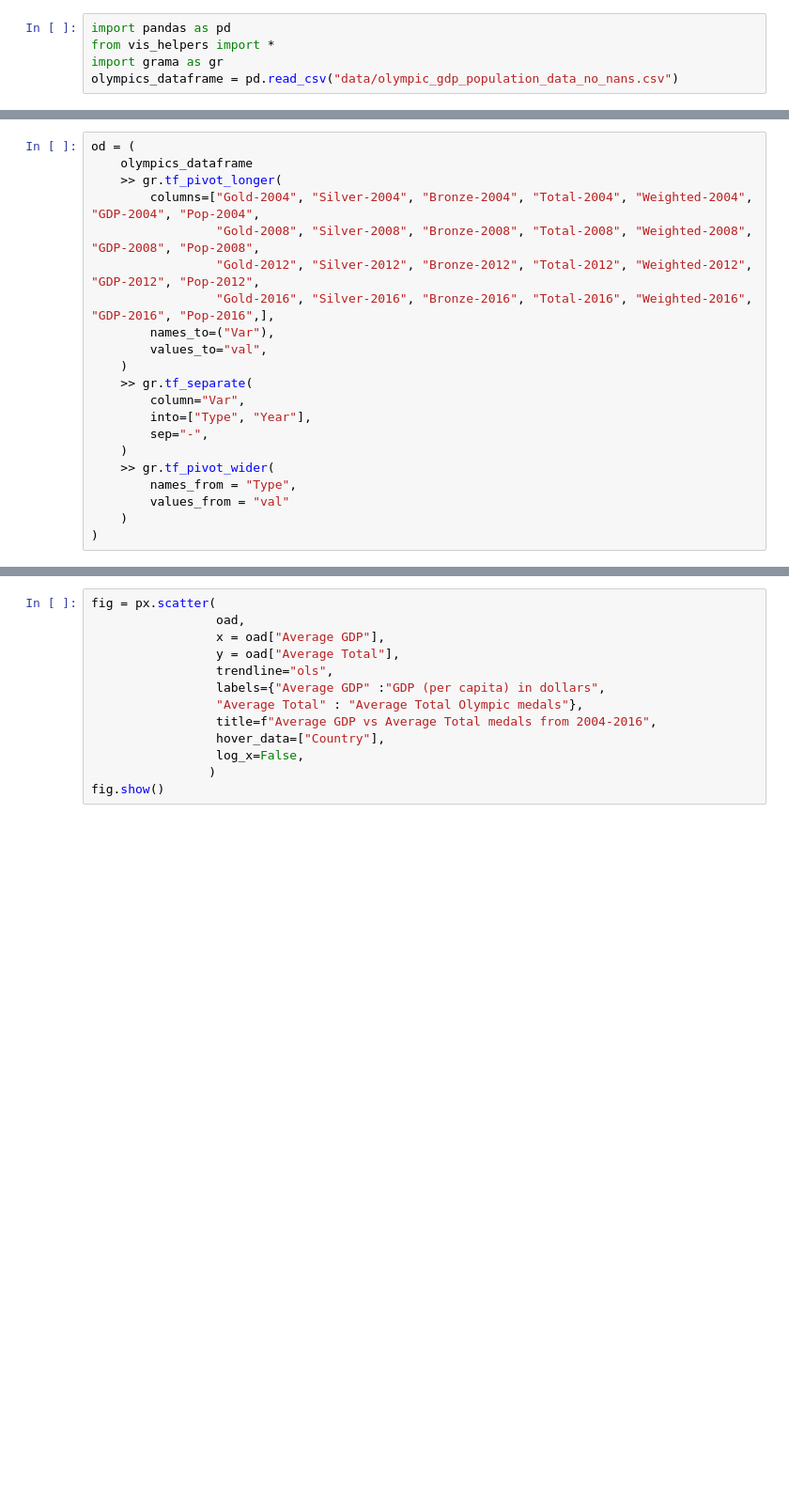
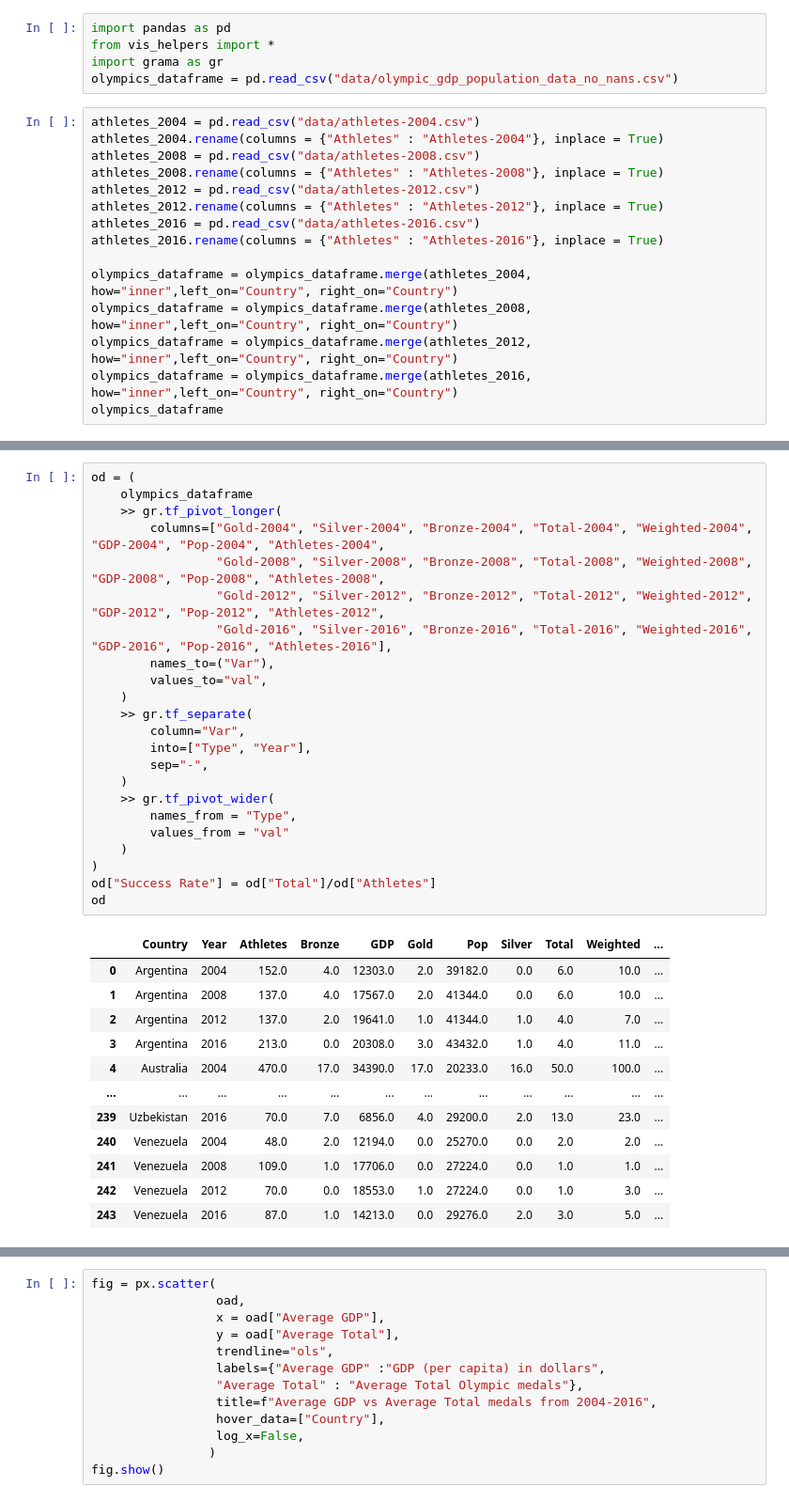
Before and after one commit to madans2984/olympic-games-analysis, a Jupyter notebook: vis.ipynb, the cells around one changed output, grey strips where cells are left out. Shown at 94% size. Cells and saved outputs as stored; diff of their text form; blank space fills up the shorter version.

Commit message:
adding athletes

```diff
--- a/vis.ipynb
+++ b/vis.ipynb
@@ -6,3 +9,18 @@ import pandas as pd
 from vis_helpers import *
 import grama as gr
 olympics_dataframe = pd.read_csv("data/olympic_gdp_population_data_no_nans.csv")
+# %%
+athletes_2004 = pd.read_csv("data/athletes-2004.csv")
+athletes_2004.rename(columns = {"Athletes" : "Athletes-2004"}, inplace = True)
+athletes_2008 = pd.read_csv("data/athletes-2008.csv")
+athletes_2008.rename(columns = {"Athletes" : "Athletes-2008"}, inplace = True)
+athletes_2012 = pd.read_csv("data/athletes-2012.csv")
+athletes_2012.rename(columns = {"Athletes" : "Athletes-2012"}, inplace = True)
+athletes_2016 = pd.read_csv("data/athletes-2016.csv")
+athletes_2016.rename(columns = {"Athletes" : "Athletes-2016"}, inplace = True)
+
+olympics_dataframe = olympics_dataframe.merge(athletes_2004, how="inner",left_on="Country", right_on="Country")
+olympics_dataframe = olympics_dataframe.merge(athletes_2008, how="inner",left_on="Country", right_on="Country")
+olympics_dataframe = olympics_dataframe.merge(athletes_2012, how="inner",left_on="Country", right_on="Country")
+olympics_dataframe = olympics_dataframe.merge(athletes_2016, how="inner",left_on="Country", right_on="Country")
+olympics_dataframe
@@ -9,21 +41,36 @@ olympics_dataframe = pd.read_csv("data/olympic_gdp_population_data_no_nans.csv")
 # %%
 od = (
     olympics_dataframe
     >> gr.tf_pivot_longer(
-        columns=["Gold-2004", "Silver-2004", "Bronze-2004", "Total-2004", "Weighted-2004", "GDP-2004", "Pop-2004",
-                 "Gold-2008", "Silver-2008", "Bronze-2008", "Total-2008", "Weighted-2008", "GDP-2008", "Pop-2008",
-                 "Gold-2012", "Silver-2012", "Bronze-2012", "Total-2012", "Weighted-2012", "GDP-2012", "Pop-2012",
-                 "Gold-2016", "Silver-2016", "Bronze-2016", "Total-2016", "Weighted-2016", "GDP-2016", "Pop-2016",],
+        columns=["Gold-2004", "Silver-2004", "Bronze-2004", "Total-2004", "Weighted-2004", "GDP-2004", "Pop-2004", "Athletes-2004",
+                 "Gold-2008", "Silver-2008", "Bronze-2008", "Total-2008", "Weighted-2008", "GDP-2008", "Pop-2008", "Athletes-2008",
+                 "Gold-2012", "Silver-2012", "Bronze-2012", "Total-2012", "Weighted-2012", "GDP-2012", "Pop-2012", "Athletes-2012",
+                 "Gold-2016", "Silver-2016", "Bronze-2016", "Total-2016", "Weighted-2016", "GDP-2016", "Pop-2016", "Athletes-2016"],
         names_to=("Var"),
         values_to="val",
     )
     >> gr.tf_separate(
         column="Var",
         into=["Type", "Year"],
         sep="-",
     )
     >> gr.tf_pivot_wider(
         names_from = "Type",
         values_from = "val"
     )
 )
+od["Success Rate"] = od["Total"]/od["Athletes"]
+od
+# %% [output]
+|  | Country | Year | Athletes | Bronze | GDP | Gold | Pop | Silver | Total | Weighted | ... |
+| 0 | Argentina | 2004 | 152.0 | 4.0 | 12303.0 | 2.0 | 39182.0 | 0.0 | 6.0 | 10.0 | ... |
+| 1 | Argentina | 2008 | 137.0 | 4.0 | 17567.0 | 2.0 | 41344.0 | 0.0 | 6.0 | 10.0 | ... |
+| 2 | Argentina | 2012 | 137.0 | 2.0 | 19641.0 | 1.0 | 41344.0 | 1.0 | 4.0 | 7.0 | ... |
+| 3 | Argentina | 2016 | 213.0 | 0.0 | 20308.0 | 3.0 | 43432.0 | 1.0 | 4.0 | 11.0 | ... |
+| 4 | Australia | 2004 | 470.0 | 17.0 | 34390.0 | 17.0 | 20233.0 | 16.0 | 50.0 | 100.0 | ... |
+| ... | ... | ... | ... | ... | ... | ... | ... | ... | ... | ... | ... |
+| 239 | Uzbekistan | 2016 | 70.0 | 7.0 | 6856.0 | 4.0 | 29200.0 | 2.0 | 13.0 | 23.0 | ... |
+| 240 | Venezuela | 2004 | 48.0 | 2.0 | 12194.0 | 0.0 | 25270.0 | 0.0 | 2.0 | 2.0 | ... |
+| 241 | Venezuela | 2008 | 109.0 | 1.0 | 17706.0 | 0.0 | 27224.0 | 0.0 | 1.0 | 1.0 | ... |
+| 242 | Venezuela | 2012 | 70.0 | 0.0 | 18553.0 | 1.0 | 27224.0 | 0.0 | 1.0 | 3.0 | ... |
+| 243 | Venezuela | 2016 | 87.0 | 1.0 | 14213.0 | 0.0 | 29276.0 | 2.0 | 3.0 | 5.0 | ... |
```
Also changed, not shown: parts of 8 cells of this notebook.
